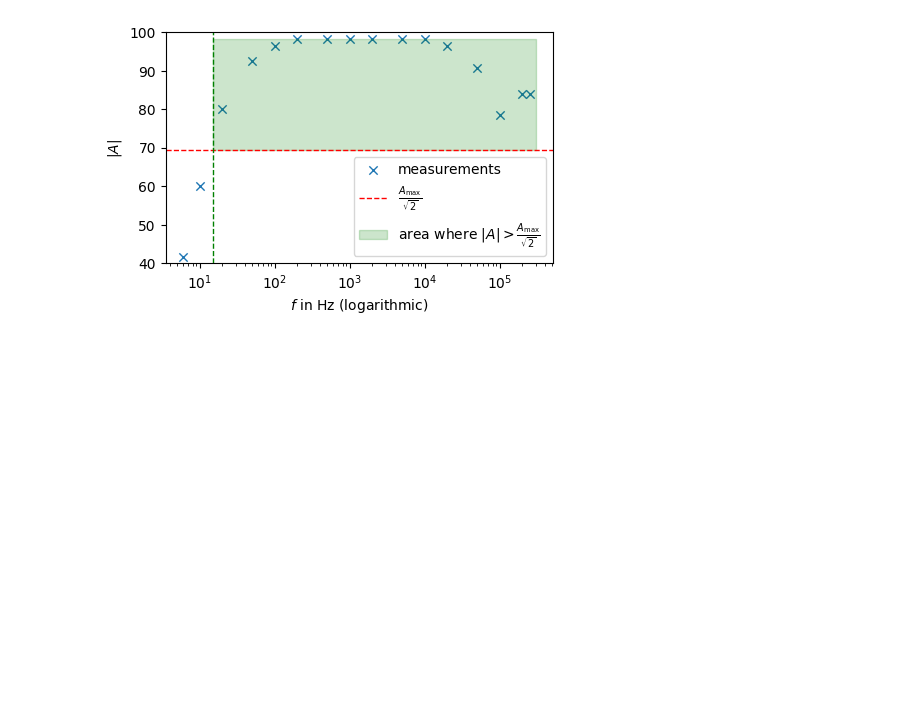
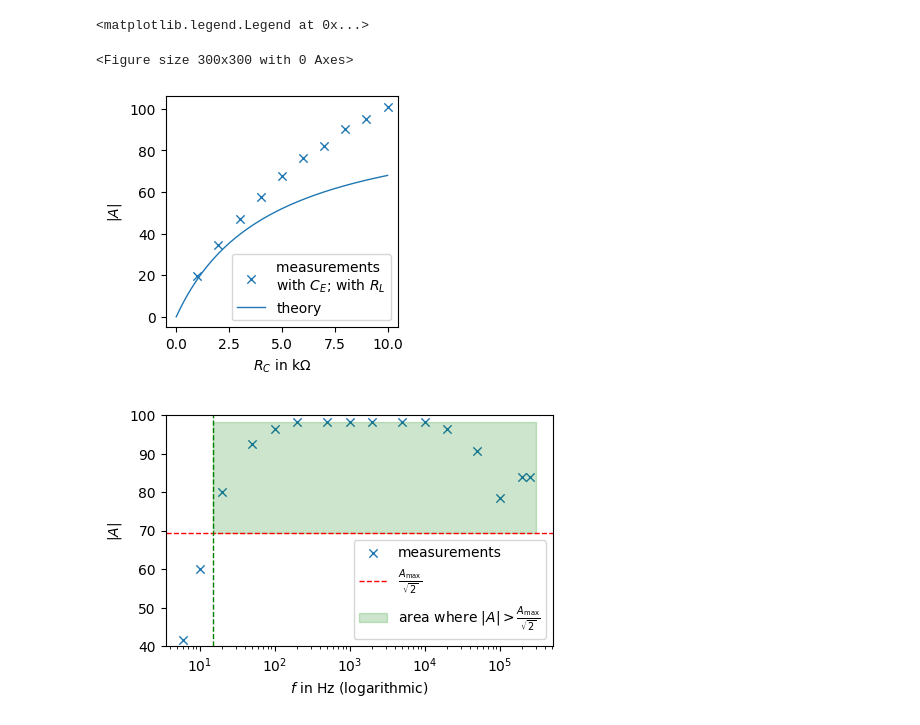
Before and after one commit to MaggdaDev/AP2, a Jupyter notebook: TRA/tra.ipynb, the cells around one changed output. Saved outputs shown, nothing was run; the diff lists cells and outputs as text; code cells hidden in the pictures; blank space fills up the shorter version.

```diff
--- a/TRA/tra.ipynb
+++ b/TRA/tra.ipynb
@@ -57,3 +86,15 @@ plt.plot(linsp, parallel(linsp, rLOhm)/rEOhm, label="Theorie")
+# %%
+#### 3) With CE with RL
+plt.figure(figsize=(3,3))
+def calcAWithCEWithRL(x):
+    return s * parallel3(x, rLOhm, rCEOhm)
+addMessdatenToPlot(messdatenpackMitCEMitRL, label="measurements \nwith $C_E$; with $R_L$")
+plt.plot(linsp/1000, calcAWithCEWithRL(linsp), label="theory")
+plt.legend()
+# %% [output]
+<matplotlib.legend.Legend at 0x...>
+<Figure size 300x300 with 0 Axes>
+[figure, added]
 # %%
 ####### Aufgabe 9
 #III Messung der Phasenverschiebung
```
Also changed, not shown: parts of 2 cells of this notebook, 6 other files.
